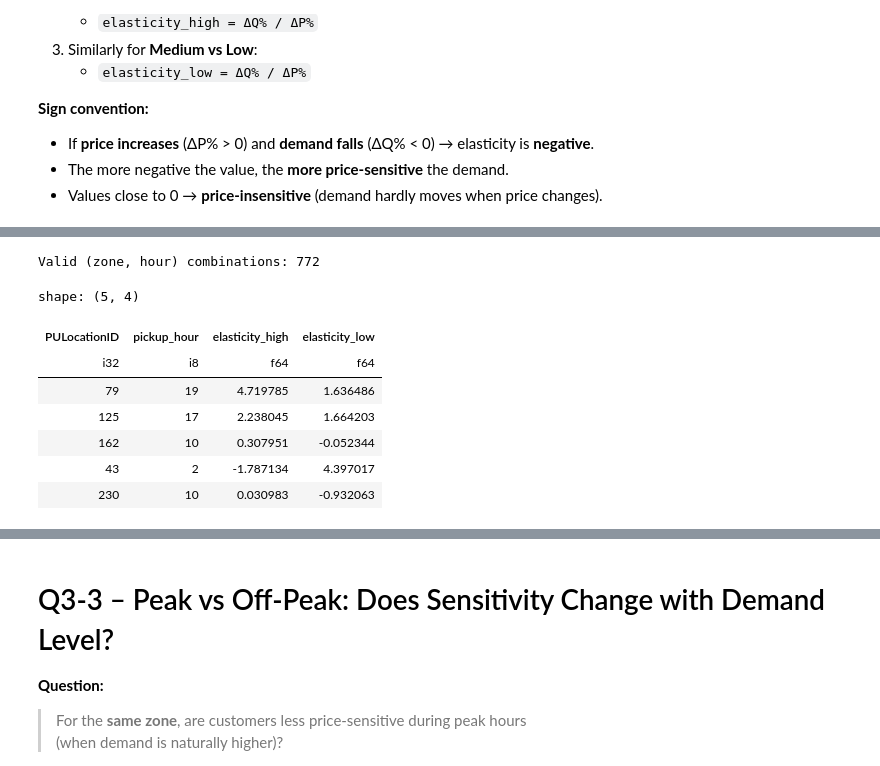
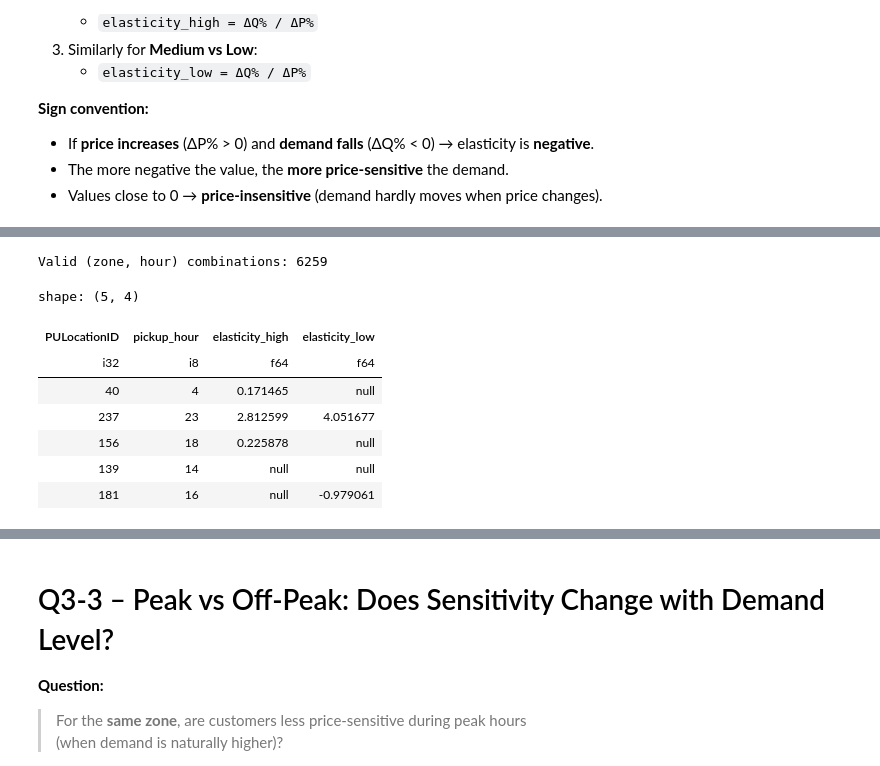
Before and after one commit to Jeremy891102/NYC-Taxi-Pricing-Demand-Analysis, a Jupyter notebook: src/module3_price_sen/module3.ipynb, the cells around one changed output, grey strips where cells are left out. Saved outputs shown, nothing was run; the diff lists cells and outputs as text; code cells hidden in the pictures.

```diff
--- a/src/module3_price_sen/module3.ipynb
+++ b/src/module3_price_sen/module3.ipynb
@@ -469,40 +463,40 @@ def compute_zone_hour_elasticity(df: pl.DataFrame) -> pl.DataFrame:
                 .alias("dP_high"),
             # % change in demand (High vs Medium)
             ((pl.col("count_high") - pl.col("count_medium")) / pl.col("count_medium"))
                 .alias("dQ_high"),
 
             # % change in price (Low vs Medium)
             ((pl.col("price_low") - pl.col("price_medium")) / pl.col("price_medium"))
                 .alias("dP_low"),
             # % change in demand (Low vs Medium)
             ((pl.col("count_low") - pl.col("count_medium")) / pl.col("count_medium"))
                 .alias("dQ_low"),
         ])
         .with_columns([
             (pl.col("dQ_high") / pl.col("dP_high")).alias("elasticity_high"),
             (pl.col("dQ_low") / pl.col("dP_low")).alias("elasticity_low"),
         ])
         .select([
             "PULocationID", "pickup_hour",
             "elasticity_high", "elasticity_low",
         ])
-        .drop_nulls(["elasticity_high", "elasticity_low"])
+        # .drop_nulls(["elasticity_high", "elasticity_low"])
     )
 
 elasticity_zone_hour = compute_zone_hour_elasticity(zh_wide)
 
 print("Valid (zone, hour) combinations:", elasticity_zone_hour.shape[0])
 elasticity_zone_hour.head()
 # %% [output]
-Valid (zone, hour) combinations: 772
+Valid (zone, hour) combinations: 6259
 shape: (5, 4)
 | PULocationID | pickup_hour | elasticity_high | elasticity_low |
 | i32 | i8 | f64 | f64 |
-| 79 | 19 | 4.719785 | 1.636486 |
-| 125 | 17 | 2.238045 | 1.664203 |
-| 162 | 10 | 0.307951 | -0.052344 |
-| 43 | 2 | -1.787134 | 4.397017 |
-| 230 | 10 | 0.030983 | -0.932063 |
+| 40 | 4 | 0.171465 | null |
+| 237 | 23 | 2.812599 | 4.051677 |
+| 156 | 18 | 0.225878 | null |
+| 139 | 14 | null | null |
+| 181 | 16 | null | -0.979061 |
 # %%
 # Q3-2.4 Aggregate elasticity to zone-level (average across hours)
 
```
Also changed, not shown: parts of 31 cells of this notebook, 2 other files.
